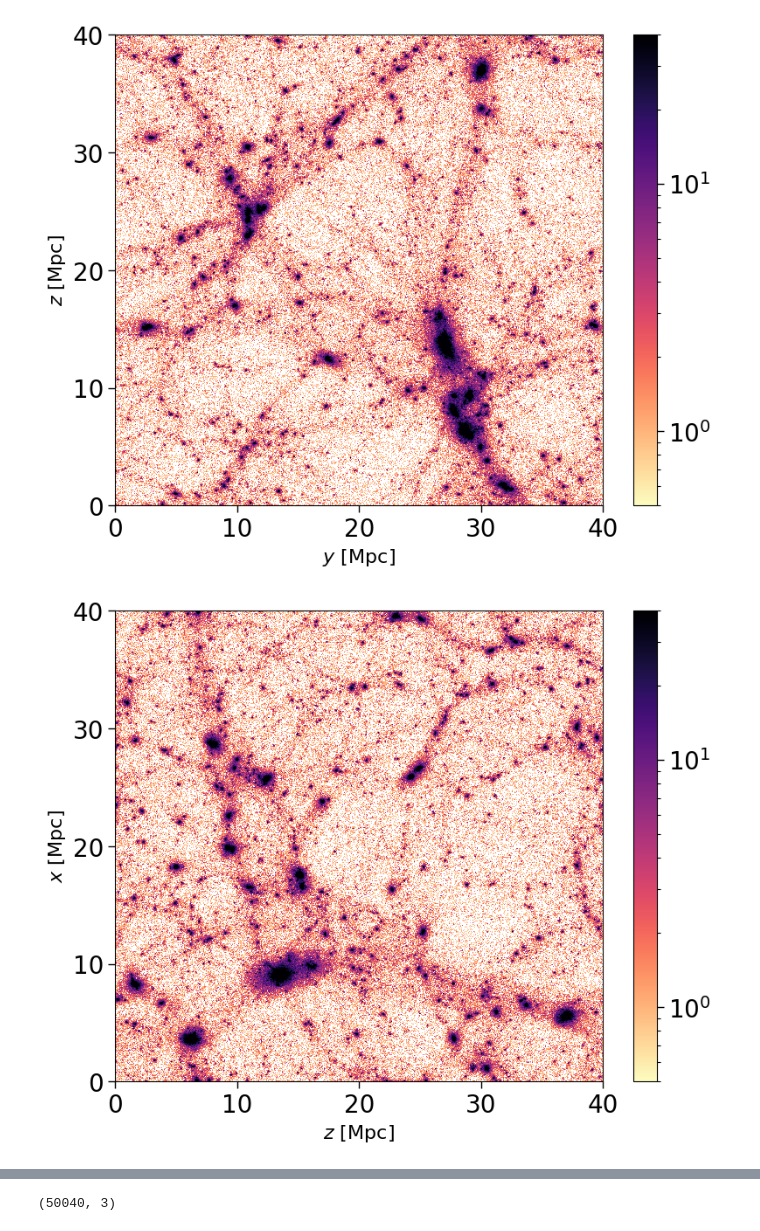
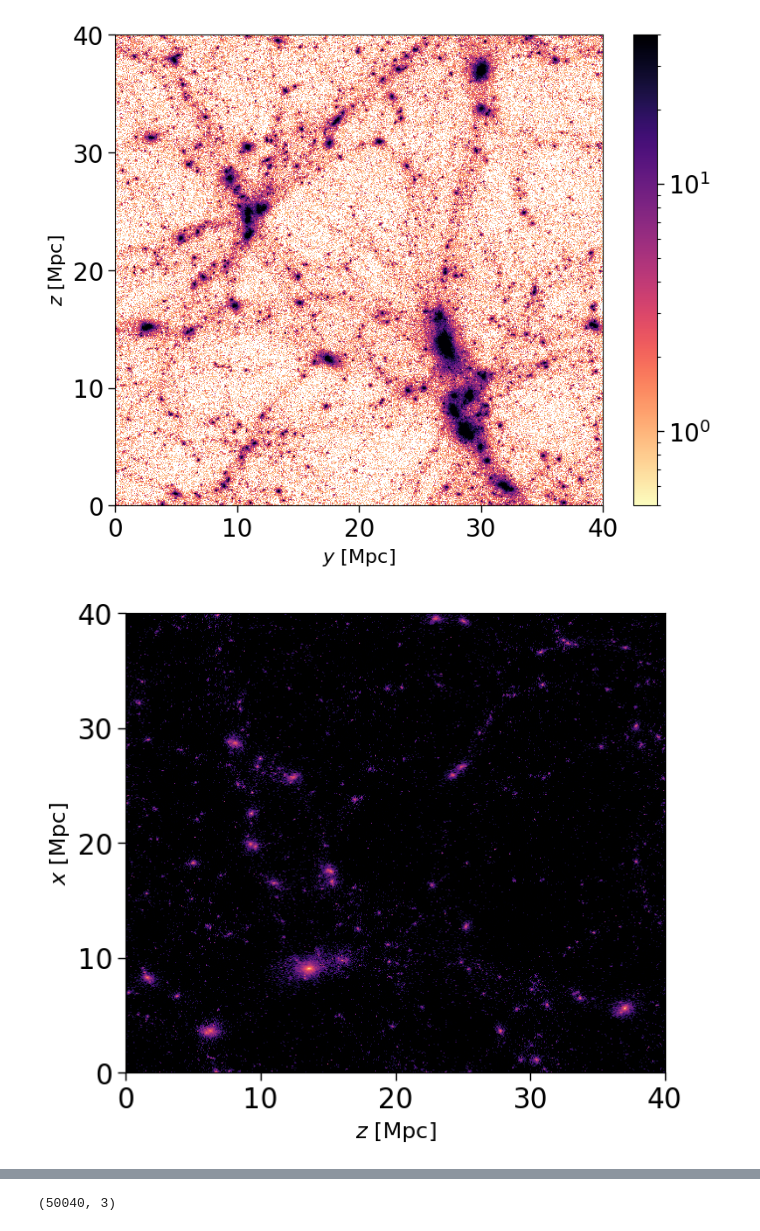
Before and after one commit to malinadesai/astroII_numproj, a Jupyter notebook: fof.ipynb, the cells around one changed output, grey strips where cells are left out. Saved outputs shown, nothing was run; the diff lists cells and outputs as text; code cells hidden in the pictures.

```diff
--- a/fof.ipynb
+++ b/fof.ipynb
@@ -196,17 +198,18 @@ plt.show()
 # %% [output]
 [figure]
 # %%
-plt.figure(figsize=(9,7))
-plt.hist2d(z, x, bins = 1000,  norm=mpl.colors.LogNorm(vmin=0.5, vmax=40), cmap ='magma_r')
-plt.xlabel('$z$ [Mpc]')
-plt.ylabel('$x$ [Mpc]')
-plt.xticks([0,10,20,30,40])
-plt.yticks([0,10,20,30,40])
-plt.colorbar()
+fig, ax = plt.subplots(1, figsize=(7,6))
+ax.hist2d(z, x, bins = 2000,  norm=mpl.colors.LogNorm(), cmap ='magma')
+ax.set_xlabel('$z$ [Mpc]')
+ax.set_ylabel('$x$ [Mpc]')
+ax.set_xticks([0,10,20,30,40])
+ax.set_yticks([0,10,20,30,40])
+# plt.colorbar()
+ax.set_facecolor('black')
 # plt.savefig('figures/structure_map.png', dpi=200, transparent=True)
 plt.show()
 # %% [output]
-[figure, old version]
+[figure, new version]
 # %%
 fig = plt.figure()
 ax = plt.axes(projection='3d')
```
Also changed, not shown: parts of 16 cells of this notebook, 3 other files.
